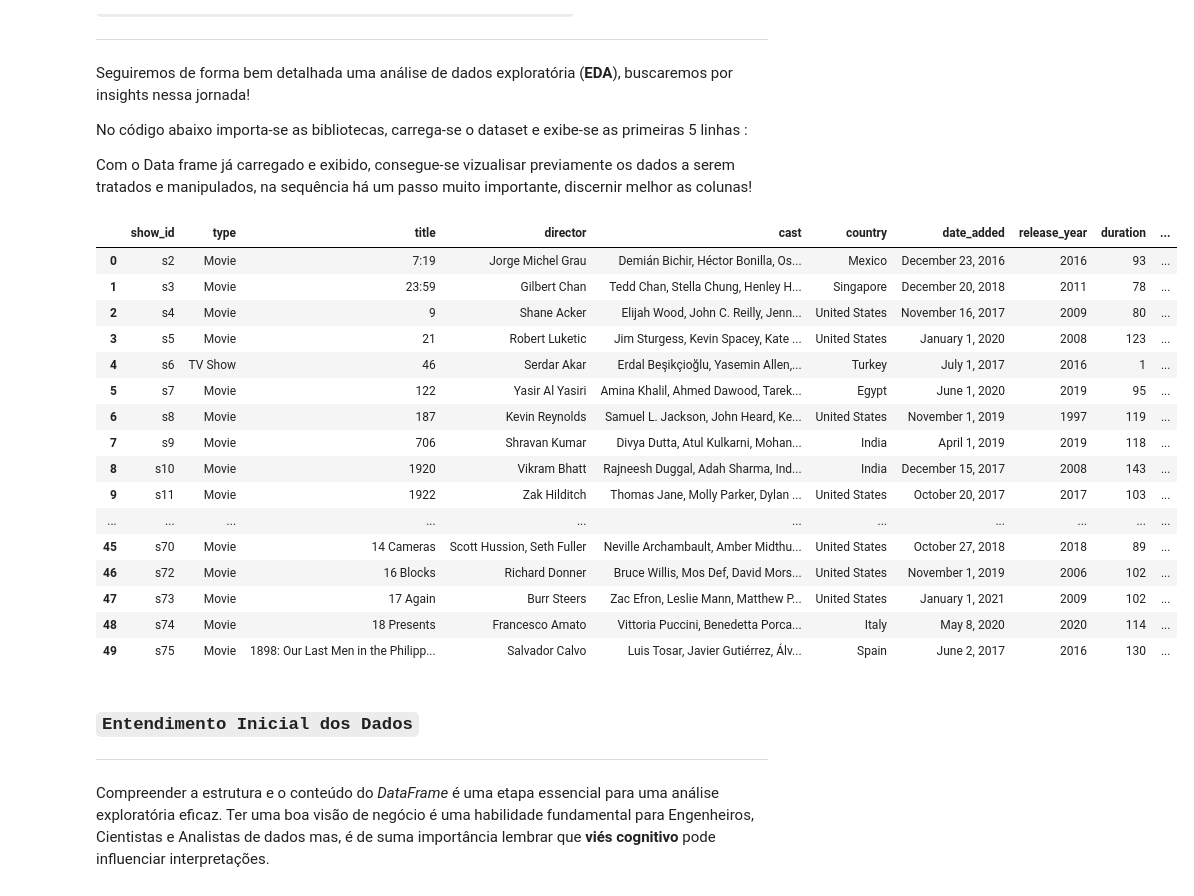
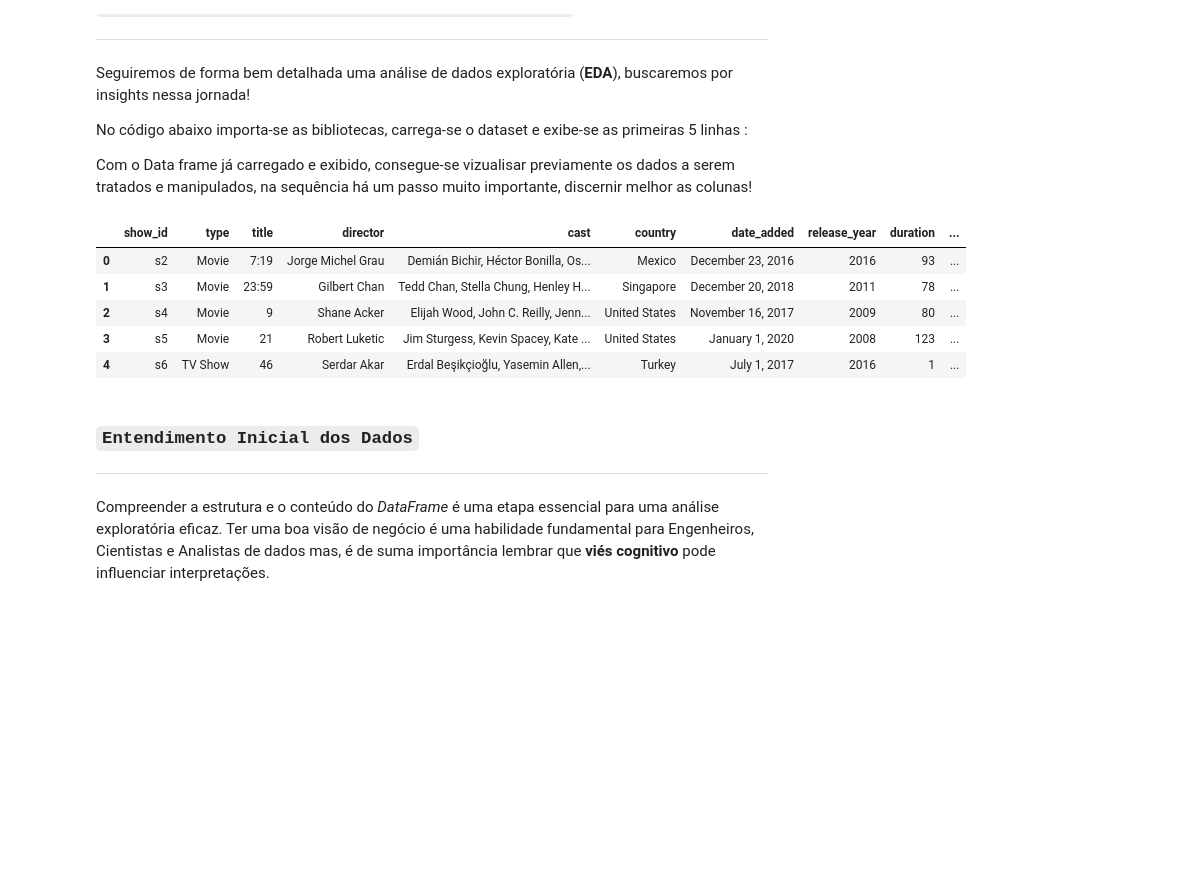
Before and after one commit to JoaoRanulfoDatascience/Netflix_ProjetoDS, a Jupyter notebook: netflix_analise_exploratoria.ipynb, the cells around one changed output. Saved outputs shown, nothing was run; the diff lists cells and outputs as text; code cells hidden in the pictures; blank space fills up the shorter version.

```diff
--- a/netflix_analise_exploratoria.ipynb
+++ b/netflix_analise_exploratoria.ipynb
@@ -10,33 +10,22 @@ Com o Data frame já carregado e exibido, consegue-se vizualisar previamente os
 # %%
 # Importar bibliotecas e definir aliases:
 import pandas as pd
 import numpy as np
 import matplotlib.pyplot as plt
 import seaborn as sns
 
 # Carregar o dataset na variável 'df':
 df = pd.read_csv("netflix_data.csv", header=0)
 
 # Visualizar 5 primeiras linhas :
-df.head(50)
+df.head()
 # %% [output]
 |  | show_id | type | title | director | cast | country | date_added | release_year | duration | ... |
 | 0 | s2 | Movie | 7:19 | Jorge Michel Grau | Demián Bichir, Héctor Bonilla, Os... | Mexico | December 23, 2016 | 2016 | 93 | ... |
 | 1 | s3 | Movie | 23:59 | Gilbert Chan | Tedd Chan, Stella Chung, Henley H... | Singapore | December 20, 2018 | 2011 | 78 | ... |
 | 2 | s4 | Movie | 9 | Shane Acker | Elijah Wood, John C. Reilly, Jenn... | United States | November 16, 2017 | 2009 | 80 | ... |
 | 3 | s5 | Movie | 21 | Robert Luketic | Jim Sturgess, Kevin Spacey, Kate ... | United States | January 1, 2020 | 2008 | 123 | ... |
 | 4 | s6 | TV Show | 46 | Serdar Akar | Erdal Beşikçioğlu, Yasemin Allen,... | Turkey | July 1, 2017 | 2016 | 1 | ... |
-| 5 | s7 | Movie | 122 | Yasir Al Yasiri | Amina Khalil, Ahmed Dawood, Tarek... | Egypt | June 1, 2020 | 2019 | 95 | ... |
-| 6 | s8 | Movie | 187 | Kevin Reynolds | Samuel L. Jackson, John Heard, Ke... | United States | November 1, 2019 | 1997 | 119 | ... |
-| 7 | s9 | Movie | 706 | Shravan Kumar | Divya Dutta, Atul Kulkarni, Mohan... | India | April 1, 2019 | 2019 | 118 | ... |
-| 8 | s10 | Movie | 1920 | Vikram Bhatt | Rajneesh Duggal, Adah Sharma, Ind... | India | December 15, 2017 | 2008 | 143 | ... |
-| 9 | s11 | Movie | 1922 | Zak Hilditch | Thomas Jane, Molly Parker, Dylan ... | United States | October 20, 2017 | 2017 | 103 | ... |
-| ... | ... | ... | ... | ... | ... | ... | ... | ... | ... | ... |
-| 45 | s70 | Movie | 14 Cameras | Scott Hussion, Seth Fuller | Neville Archambault, Amber Midthu... | United States | October 27, 2018 | 2018 | 89 | ... |
-| 46 | s72 | Movie | 16 Blocks | Richard Donner | Bruce Willis, Mos Def, David Mors... | United States | November 1, 2019 | 2006 | 102 | ... |
-| 47 | s73 | Movie | 17 Again | Burr Steers | Zac Efron, Leslie Mann, Matthew P... | United States | January 1, 2021 | 2009 | 102 | ... |
-| 48 | s74 | Movie | 18 Presents | Francesco Amato | Vittoria Puccini, Benedetta Porca... | Italy | May 8, 2020 | 2020 | 114 | ... |
-| 49 | s75 | Movie | 1898: Our Last Men in the Philipp... | Salvador Calvo | Luis Tosar, Javier Gutiérrez, Álv... | Spain | June 2, 2017 | 2016 | 130 | ... |
 # %% [markdown]
 ###  `Entendimento Inicial dos Dados`
 ---
```
